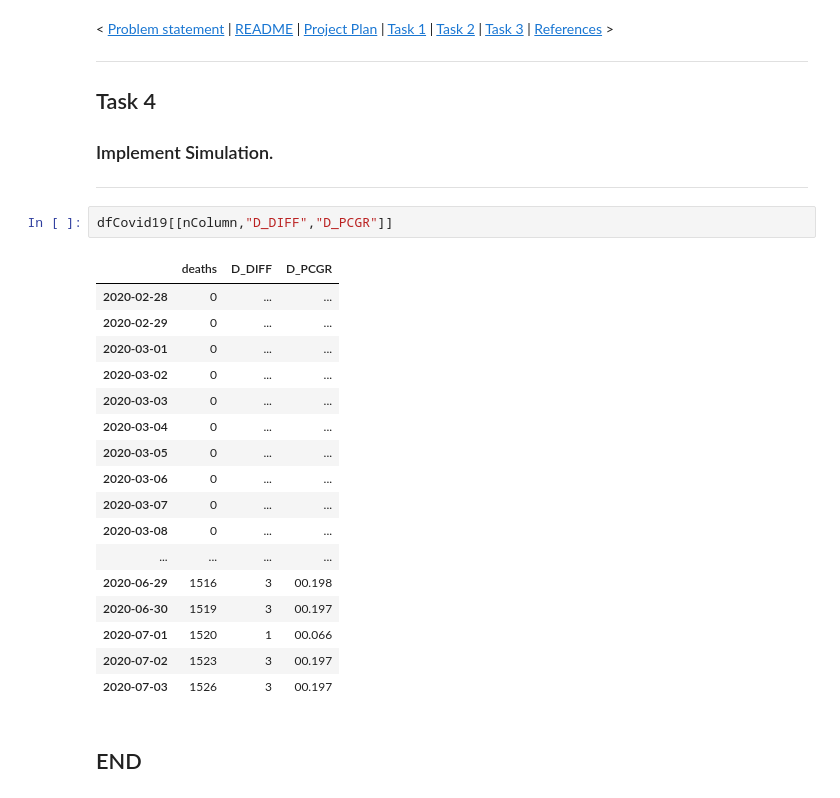
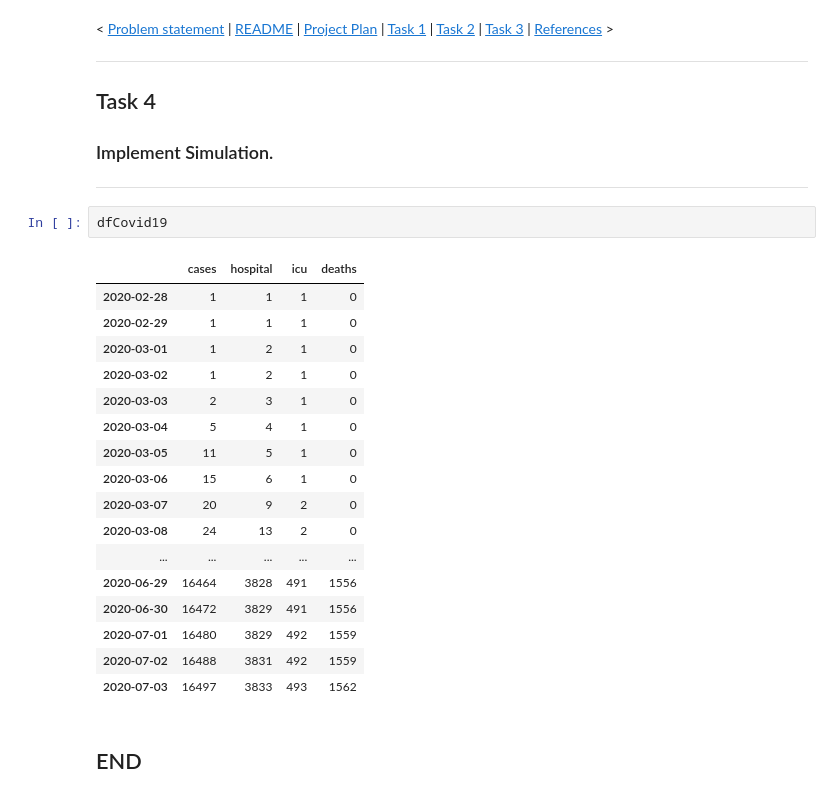
Before and after one commit to E6985/pda-numpy-random-simulation, a Jupyter notebook: Programming-for-Data-Analysis-Project-2020.ipynb, the cells around one changed output. Saved outputs shown, nothing was run; the diff lists cells and outputs as text.

```diff
--- a/Programming-for-Data-Analysis-Project-2020.ipynb
+++ b/Programming-for-Data-Analysis-Project-2020.ipynb
@@ -2278,26 +2485,26 @@ fStatus(dfCovid19,nFrom,nTo)[[nColumn,"D_DIFF","D_PCGR"]]
 ## Task 4
 ### Implement Simulation.
 ***
-# %%
-dfCovid19[[nColumn,"D_DIFF","D_PCGR"]]
-# %% [output]
-|  | deaths | D_DIFF | D_PCGR |
-| 2020-02-28 | 0 | ... | ... |
-| 2020-02-29 | 0 | ... | ... |
-| 2020-03-01 | 0 | ... | ... |
-| 2020-03-02 | 0 | ... | ... |
-| 2020-03-03 | 0 | ... | ... |
-| 2020-03-04 | 0 | ... | ... |
-| 2020-03-05 | 0 | ... | ... |
-| 2020-03-06 | 0 | ... | ... |
-| 2020-03-07 | 0 | ... | ... |
-| 2020-03-08 | 0 | ... | ... |
-| ... | ... | ... | ... |
-| 2020-06-29 | 1516 | 3 | 00.198 |
-| 2020-06-30 | 1519 | 3 | 00.197 |
-| 2020-07-01 | 1520 | 1 | 00.066 |
-| 2020-07-02 | 1523 | 3 | 00.197 |
-| 2020-07-03 | 1526 | 3 | 00.197 |
+# %%
+dfCovid19
+# %% [output]
+|  | cases | hospital | icu | deaths |
+| 2020-02-28 | 1 | 1 | 1 | 0 |
+| 2020-02-29 | 1 | 1 | 1 | 0 |
+| 2020-03-01 | 1 | 2 | 1 | 0 |
+| 2020-03-02 | 1 | 2 | 1 | 0 |
+| 2020-03-03 | 2 | 3 | 1 | 0 |
+| 2020-03-04 | 5 | 4 | 1 | 0 |
+| 2020-03-05 | 11 | 5 | 1 | 0 |
+| 2020-03-06 | 15 | 6 | 1 | 0 |
+| 2020-03-07 | 20 | 9 | 2 | 0 |
+| 2020-03-08 | 24 | 13 | 2 | 0 |
+| ... | ... | ... | ... | ... |
+| 2020-06-29 | 16464 | 3828 | 491 | 1556 |
+| 2020-06-30 | 16472 | 3829 | 491 | 1556 |
+| 2020-07-01 | 16480 | 3829 | 492 | 1559 |
+| 2020-07-02 | 16488 | 3831 | 492 | 1559 |
+| 2020-07-03 | 16497 | 3833 | 493 | 1562 |
 # %% [markdown]
 ## END
 # %% [markdown]
```
Also changed, not shown: parts of 59 cells of this notebook.
